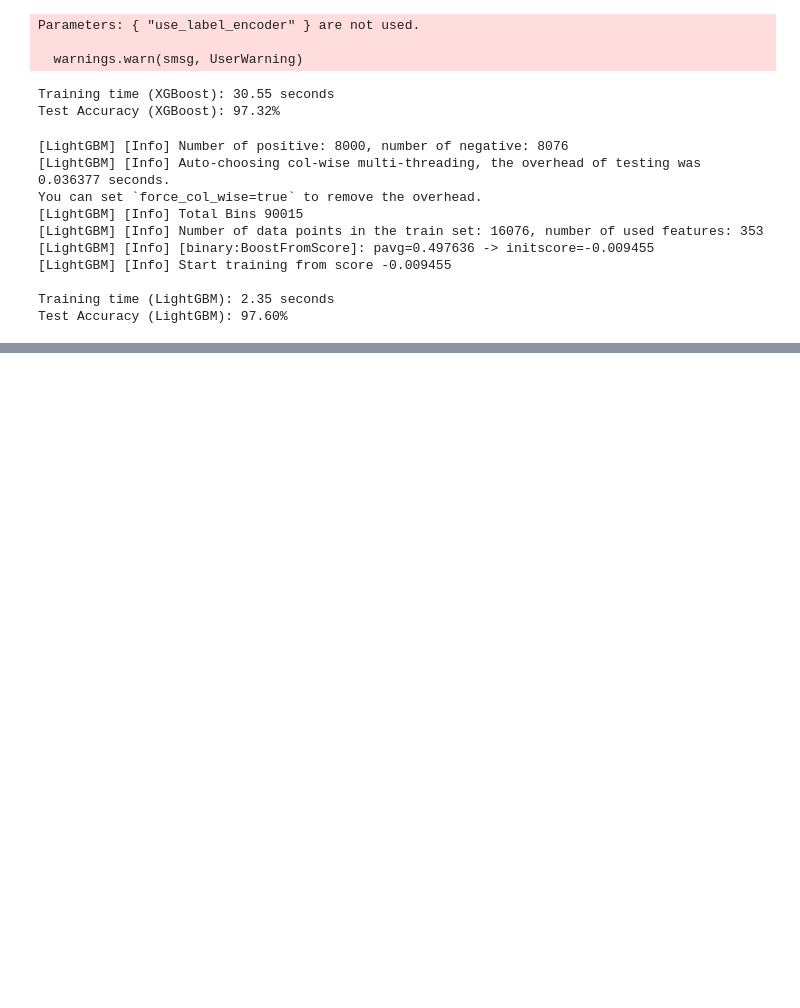
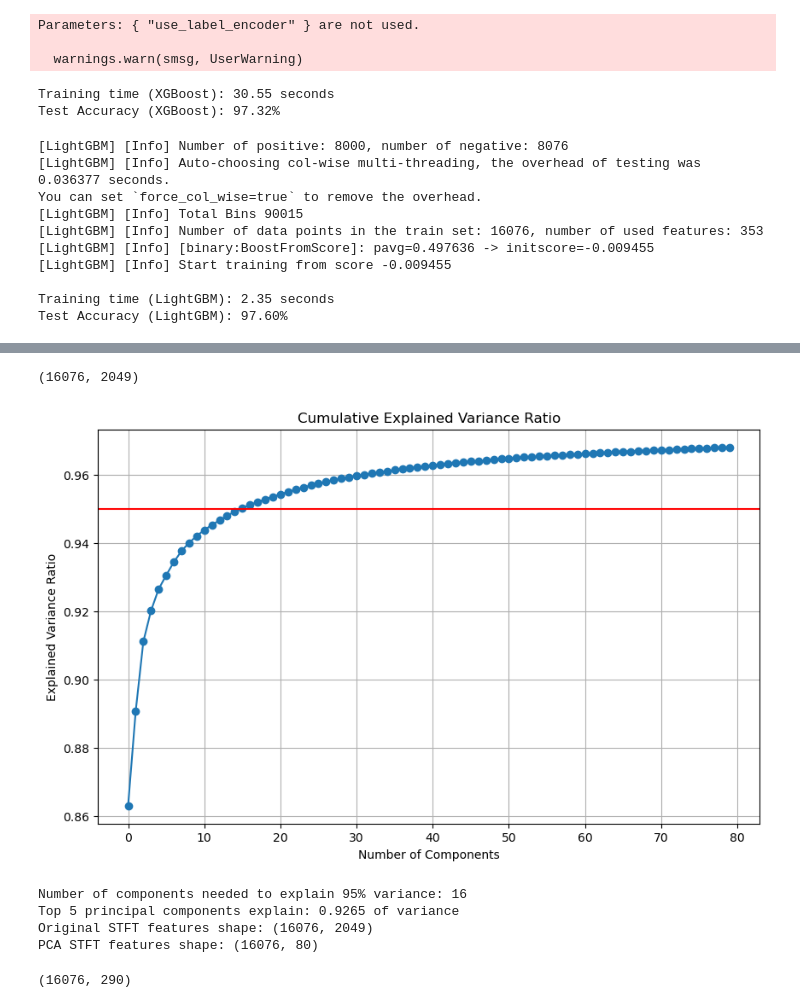
Before and after one commit to dinhgia2106/Queenless-SoundData, a Jupyter notebook: Machine_Learning/dataset1.ipynb, the cells around one changed output, grey strips where cells are left out. Saved outputs shown, nothing was run; the diff lists cells and outputs as text; code cells hidden in the pictures; blank space fills up the shorter version.

```diff
--- a/Machine_Learning/dataset1.ipynb
+++ b/Machine_Learning/dataset1.ipynb
@@ -1870,0 +2074,17 @@ Test Accuracy (LightGBM): 97.60%
+# %%
+import numpy as np
+import librosa
+
+def compute_stft_features(signal_in, sample_rate, n_fft=2048, hop_length=512, apply_log=True):
+    """
+    Tính đặc trưng STFT của tín hiệu:
+      - Tính STFT bằng librosa.stft và lấy giá trị magnitude.
+      - (Tùy chọn) Áp dụng log scaling.
+      - Trung bình theo trục thời gian (axis=1) để thu được vector đặc trưng có kích thước (n_fft/2+1,).
+    """
+    stft_matrix = np.abs(librosa.stft(signal_in, n_fft=n_fft, hop_length=hop_length))
+    if apply_log:
+        stft_matrix = np.log(stft_matrix + 1e-8)  # Thêm epsilon để tránh log(0)
+    # Trung bình theo trục thời gian (tính trung bình các cột)
+    features = np.mean(stft_matrix, axis=1)
+    return features
@@ -1870,0 +2147,52 @@ Test Accuracy (LightGBM): 97.60%
+# %%
+stft_train_features.shape
+# %% [output]
+(16076, 2049)
+# %%
+def apply_pca_to_stft(stft_features, test_features=None, n_components=100, plot=True):
+    from sklearn.decomposition import PCA
+
+    # Khởi tạo và huấn luyện PCA
+    pca = PCA(n_components=n_components, random_state=3951)
+    fft_pca = pca.fit_transform(stft_features)
+
+    # Áp dụng cho tập kiểm tra (nếu có)
+    test_pca = None
+    if test_features is not None:
+        test_pca = pca.transform(test_features)
+
+    # Vẽ đồ thị tỷ lệ phương sai giải thích được
+    if plot:
+        explained_variance_ratio = pca.explained_variance_ratio_
+        cumulative_variance_ratio = np.cumsum(explained_variance_ratio)
+
+        plt.figure(figsize=(10, 6))
+        plt.plot(cumulative_variance_ratio, marker='o')
+        plt.axhline(y=0.95, color='r', linestyle='-')
+        plt.grid(True)
+        plt.title('Cumulative Explained Variance Ratio')
+        plt.xlabel('Number of Components')
+        plt.ylabel('Explained Variance Ratio')
+        plt.show()
+
+        # Tìm số lượng thành phần cần thiết để giải thích 95% phương sai
+        n_components_95 = np.where(cumulative_variance_ratio >= 0.95)[0][0] + 1
+        print(f"Number of components needed to explain 95% variance: {n_components_95}")
+
+        # Hiển thị top 5 thành phần chính quan trọng nhất
+        print(f"Top 5 principal components explain: {np.sum(explained_variance_ratio[:5]):.4f} of variance")
+
+    return fft_pca, test_pca, pca
+
+train_stft_pca, test_stft_pca, stft_pca = apply_pca_to_stft(
+    stft_train_features, test_features=stft_test_features, n_components=80
+)
+
+print(f"Original STFT features shape: {stft_train_features.shape}")
+print(f"PCA STFT features shape: {train_stft_pca.shape}")
+# %% [output]
+[figure, added]
+Number of components needed to explain 95% variance: 16
+Top 5 principal components explain: 0.9265 of variance
+Original STFT features shape: (16076, 2049)
+PCA STFT features shape: (16076, 80)
@@ -1870,0 +2202,4 @@ Test Accuracy (LightGBM): 97.60%
+# %%
+combined_train_features.shape
+# %% [output]
+(16076, 290)
```
Also changed, not shown: parts of 17 cells of this notebook, 5 other files.
